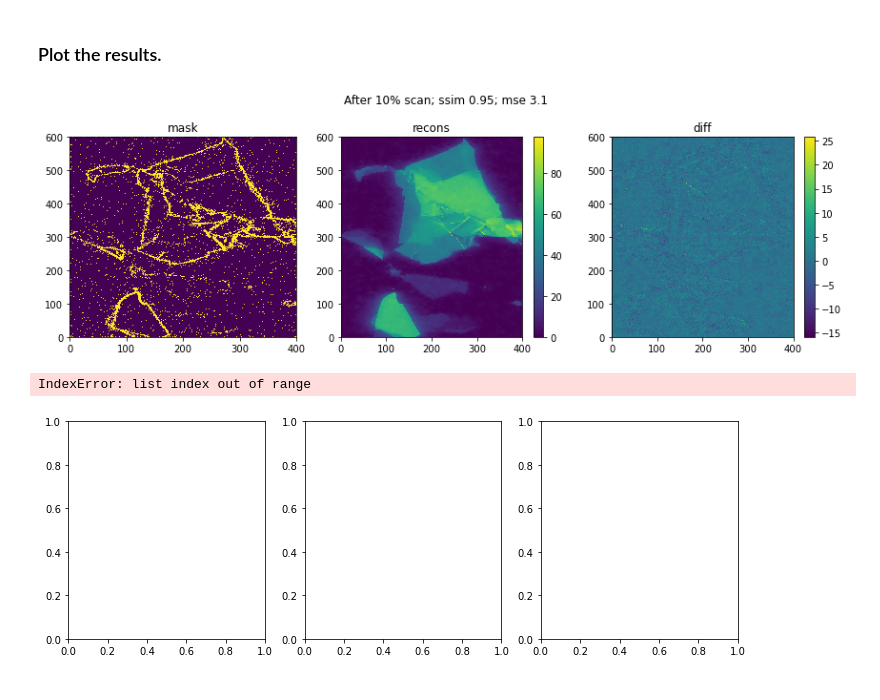
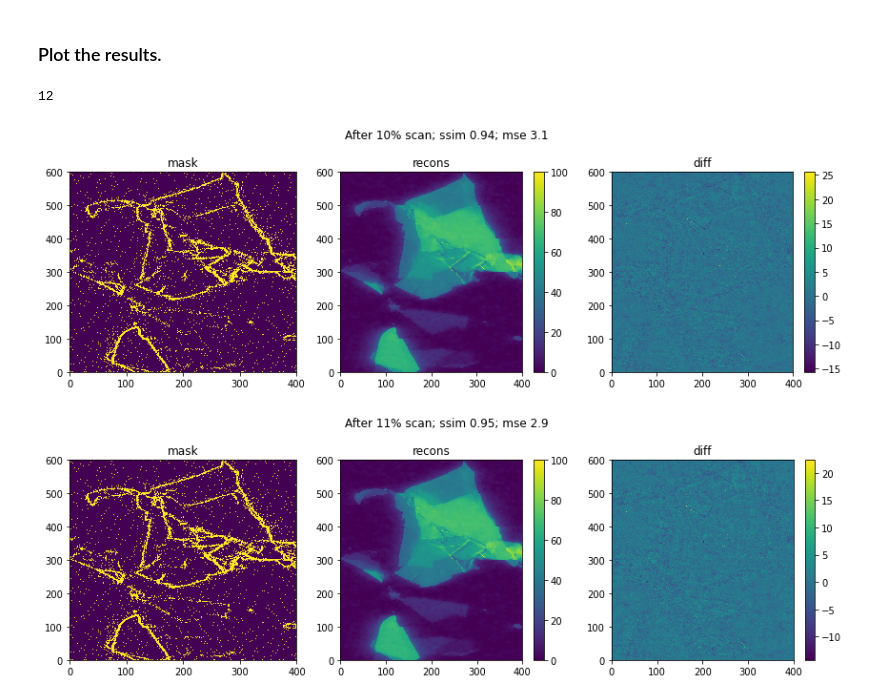
Before and after one commit to saugatkandel/fast_smart_scanning, a Jupyter notebook: work_directory/analyze_s26_scans/visualize_inferred_erd.ipynb, the cells around one changed output. Saved outputs shown, nothing was run; the diff lists cells and outputs as text; code cells hidden in the pictures.

```diff
--- a/work_directory/analyze_s26_scans/visualize_inferred_erd.ipynb
+++ b/work_directory/analyze_s26_scans/visualize_inferred_erd.ipynb
@@ -146,33 +147,38 @@ Wall time: 3min 29s
 # %% [markdown]
 ### Plot the results.
+# %%
+print(results.size)
+# %% [output]
+12
 # %%
 for i in range(2):
+
     scan_ratio = (i + 1) * 0.1
     percent = int(scan_ratio * 100)
-
+    if percent >= results.size:
+        percent = results.size - 1
 
     fig, axs = plt.subplots(1, 3, figsize=[12, 4])
     plt.subplot(1, 3, 1)
     plt.pcolormesh(results.outputs.masks[percent])
     plt.title('mask')
     plt.subplot(1, 3, 2)
     plt.pcolormesh(results.outputs.recons[percent])
     plt.colorbar()
     plt.title('recons')
     plt.subplot(1, 3, 3)
     err = measurement_interface.image - results.outputs.recons[percent]
     plt.pcolormesh(measurement_interface.image - results.outputs.recons[percent])
     plt.colorbar()
     plt.title('diff')
 
     ssim = structural_similarity(results.outputs.recons[percent], measurement_interface.image,
                                  data_range=255)
     mse = mean_squared_error(results.outputs.recons[percent], measurement_interface.image)
 
     plt.suptitle(f'After {percent}% scan; ssim {ssim:3.2g}; mse {mse:3.2g}')
     plt.tight_layout()
     plt.show()
 # %% [output]
-[figure, old version]
+[figure, new version]
-IndexError: list index out of range
-[figure, old version]
+[figure, new version]
```
Also changed, not shown: parts of 5 cells of this notebook, 20 other files.
